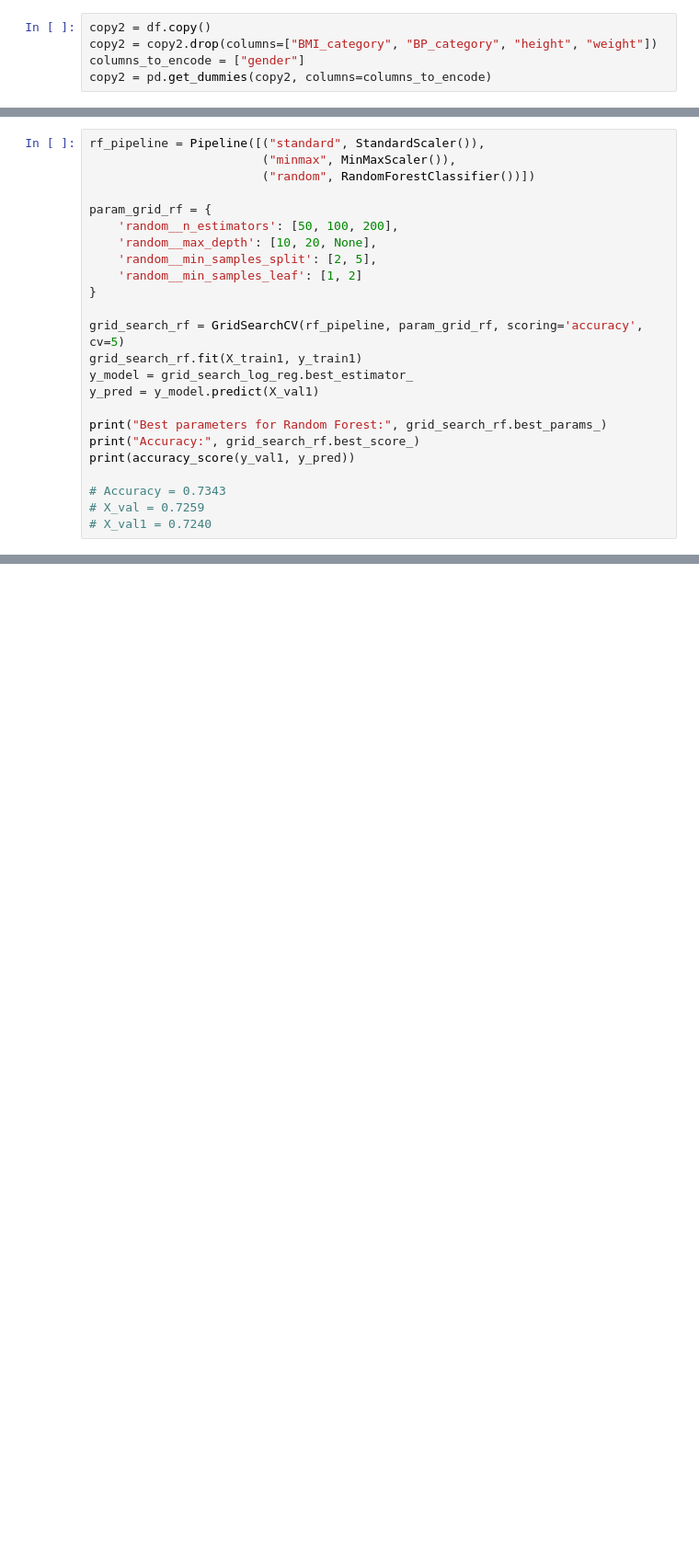
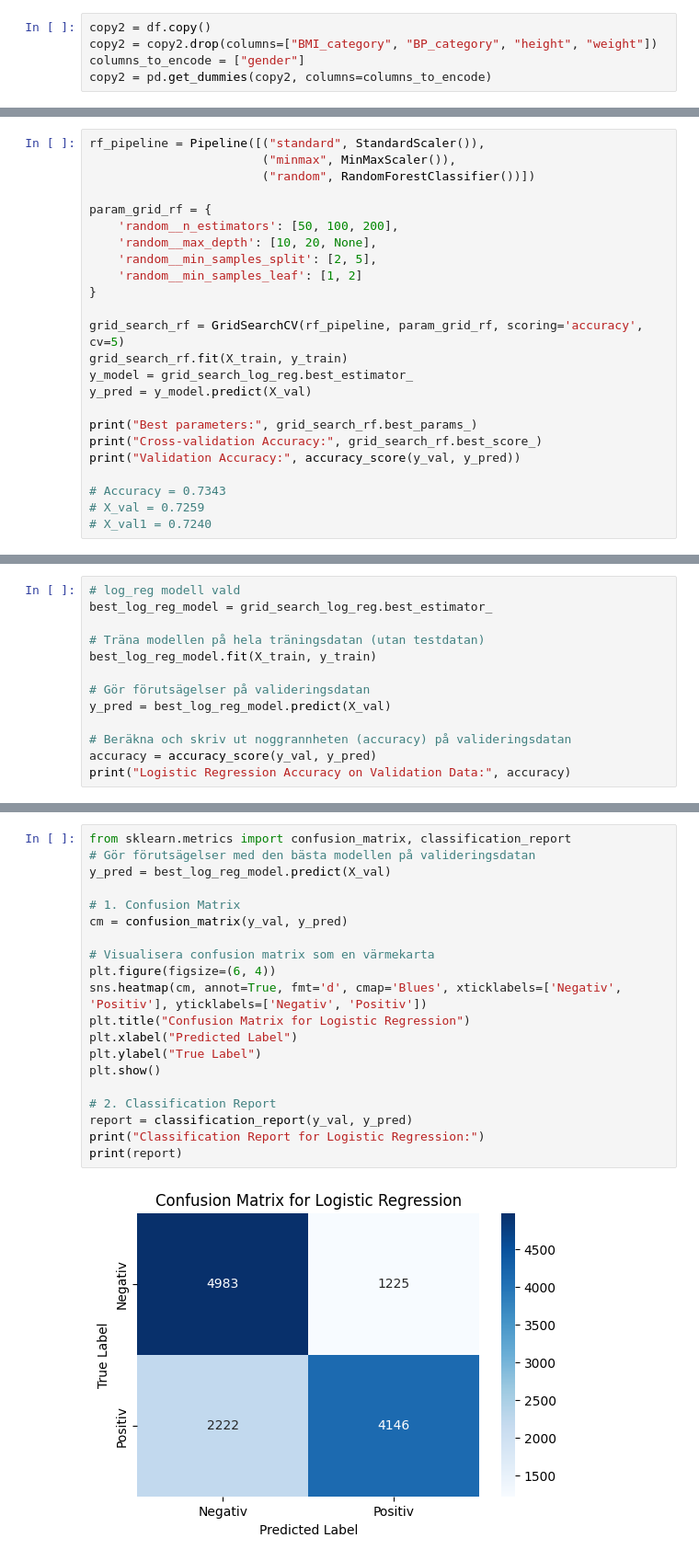
Before and after one commit to 5elma/ML, a Jupyter notebook: Lab1.ipynb, the cells around one changed output, grey strips where cells are left out. Shown at 92% size. Cells and saved outputs as stored; diff of their text form; blank space fills up the shorter version.

```diff
--- a/Lab1.ipynb
+++ b/Lab1.ipynb
@@ -455,13 +460,13 @@ param_grid_rf = {
 }
 
 grid_search_rf = GridSearchCV(rf_pipeline, param_grid_rf, scoring='accuracy', cv=5)
-grid_search_rf.fit(X_train1, y_train1)
+grid_search_rf.fit(X_train, y_train)
 y_model = grid_search_log_reg.best_estimator_
-y_pred = y_model.predict(X_val1)
+y_pred = y_model.predict(X_val)
 
-print("Best parameters for Random Forest:", grid_search_rf.best_params_)
-print("Accuracy:", grid_search_rf.best_score_)
-print(accuracy_score(y_val1, y_pred))
+print("Best parameters:", grid_search_rf.best_params_)
+print("Cross-validation Accuracy:", grid_search_rf.best_score_)
+print("Validation Accuracy:", accuracy_score(y_val, y_pred))
 
 # Accuracy = 0.7343
 # X_val = 0.7259
@@ -468,0 +504,13 @@ print(accuracy_score(y_val1, y_pred))
+# %%
+# log_reg modell vald
+best_log_reg_model = grid_search_log_reg.best_estimator_
+
+# Träna modellen på hela träningsdatan (utan testdatan)
+best_log_reg_model.fit(X_train, y_train)
+
+# Gör förutsägelser på valideringsdatan
+y_pred = best_log_reg_model.predict(X_val)
+
+# Beräkna och skriv ut noggrannheten (accuracy) på valideringsdatan
+accuracy = accuracy_score(y_val, y_pred)
+print("Logistic Regression Accuracy on Validation Data:", accuracy)
@@ -468,0 +519,22 @@ print(accuracy_score(y_val1, y_pred))
+# %%
+from sklearn.metrics import confusion_matrix, classification_report
+# Gör förutsägelser med den bästa modellen på valideringsdatan
+y_pred = best_log_reg_model.predict(X_val)
+
+# 1. Confusion Matrix
+cm = confusion_matrix(y_val, y_pred)
+
+# Visualisera confusion matrix som en värmekarta
+plt.figure(figsize=(6, 4))
+sns.heatmap(cm, annot=True, fmt='d', cmap='Blues', xticklabels=['Negativ', 'Positiv'], yticklabels=['Negativ', 'Positiv'])
+plt.title("Confusion Matrix for Logistic Regression")
+plt.xlabel("Predicted Label")
+plt.ylabel("True Label")
+plt.show()
+
+# 2. Classification Report
+report = classification_report(y_val, y_pred)
+print("Classification Report for Logistic Regression:")
+print(report)
+# %% [output]
+[figure, added]
```
Also changed, not shown: parts of 7 cells of this notebook.
